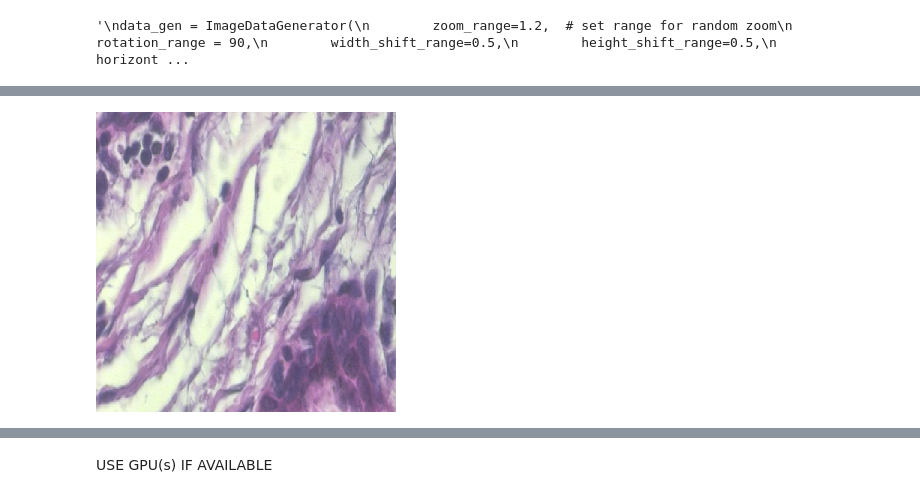
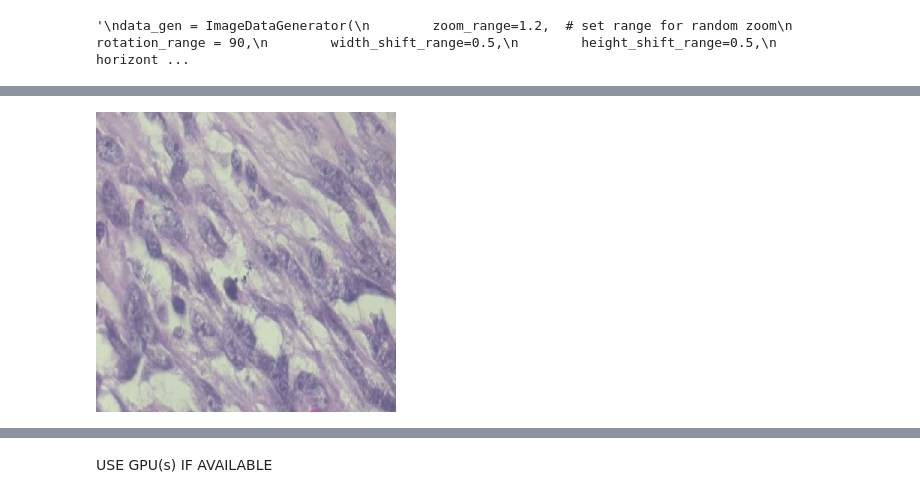
Before and after one commit to jacob-kevin/Breast-Cancer-Detection-using-CNN-and-Attention-Mechanisms, a Jupyter notebook: newmethod.ipynb, the cells around one changed output, grey strips where cells are left out. Cells and saved outputs as stored; diff of their text form; code cells hidden in the pictures.

```diff
--- a/newmethod.ipynb
+++ b/newmethod.ipynb
@@ -347,7 +408,7 @@ Clipping input data to the valid range for imshow with RGB data ([0..1] for floa
 # %%
-tf.keras.utils.load_img(benign_images[572], target_size=(300,300,1), grayscale=False)
+tf.keras.utils.load_img(benign_images[789], target_size=(300,300,1))
 # %% [output]
-[figure, old version]
+[figure, new version]
 # %%
 data_gen.fit(X_train)
 X_train.shape[0]
```
Also changed, not shown: parts of 23 cells of this notebook.
